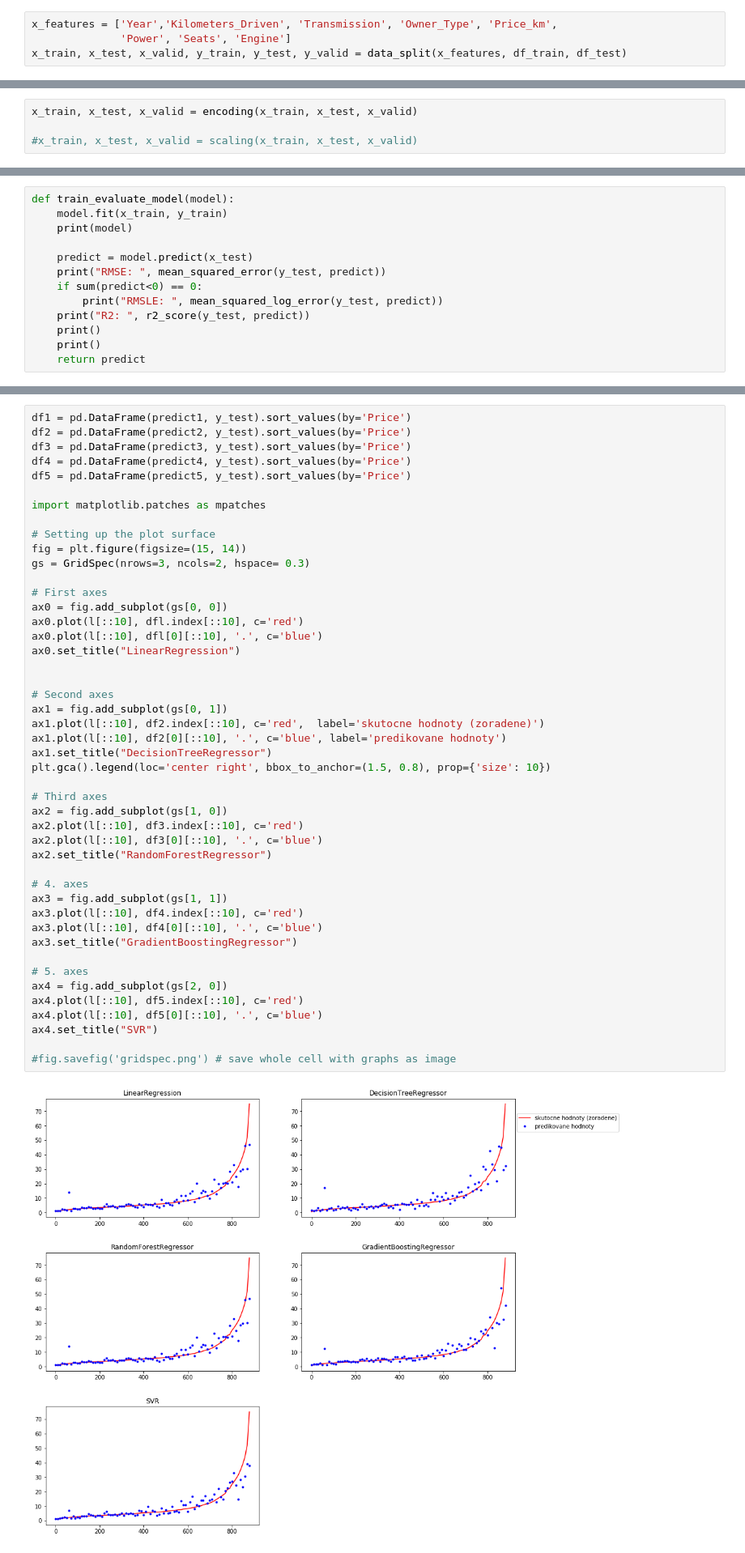
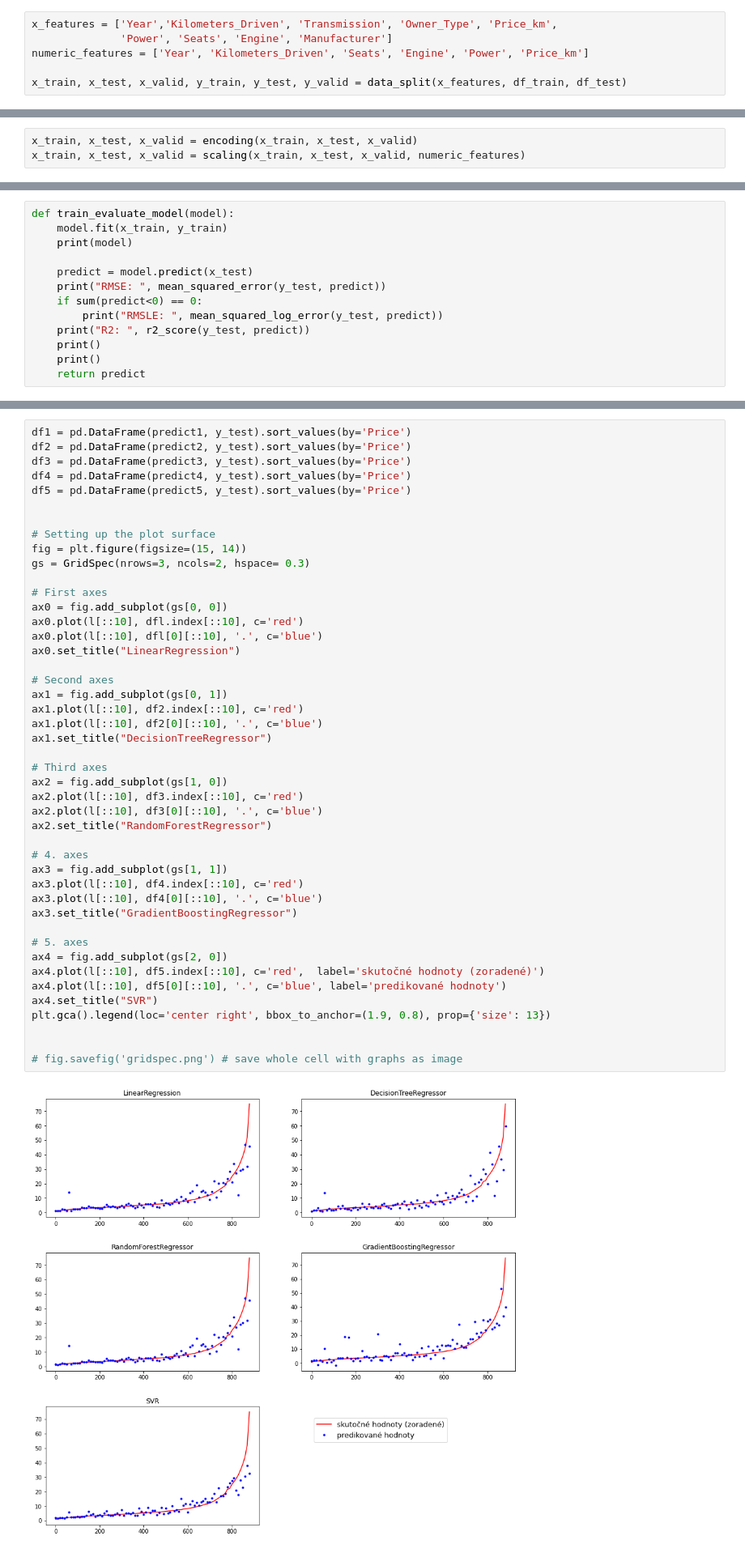
Before and after one commit to simon3358/oznal_2020, a Jupyter notebook: experimenty.ipynb, the cells around one changed output, grey strips where cells are left out. Shown at 81% size. Drawn from its saved outputs; the diff is of its cells as text.

```diff
--- a/experimenty.ipynb
+++ b/experimenty.ipynb
@@ -86,7 +86,9 @@ def data_split(x_features, df_train, df_test):
 # y_test = scaler.transform(df_test['Price'])
 # %%
 x_features = ['Year','Kilometers_Driven', 'Transmission', 'Owner_Type', 'Price_km',
-              'Power', 'Seats', 'Engine']
+              'Power', 'Seats', 'Engine', 'Manufacturer']
+numeric_features = ['Year', 'Kilometers_Driven', 'Seats', 'Engine', 'Power', 'Price_km']
+
 x_train, x_test, x_valid, y_train, y_test, y_valid = data_split(x_features, df_train, df_test)
 # %% [output]
 Data rozdelene: train = 4140, test = 882, valid = 882
@@ -112,8 +130,7 @@ def scaling(x_train, x_test, x_valid):
     return x_train, x_test, x_valid
 # %%
 x_train, x_test, x_valid = encoding(x_train, x_test, x_valid)
-
-#x_train, x_test, x_valid = scaling(x_train, x_test, x_valid)
+x_train, x_test, x_valid = scaling(x_train, x_test, x_valid, numeric_features)
 # %% [markdown]
 ### Trenovanie a evaluacia modelov
 # %%
@@ -182,44 +190,43 @@ df3 = pd.DataFrame(predict3, y_test).sort_values(by='Price')
 df4 = pd.DataFrame(predict4, y_test).sort_values(by='Price')
 df5 = pd.DataFrame(predict5, y_test).sort_values(by='Price')
 
-import matplotlib.patches as mpatches
 
 # Setting up the plot surface
 fig = plt.figure(figsize=(15, 14))
 gs = GridSpec(nrows=3, ncols=2, hspace= 0.3)
 
 # First axes
 ax0 = fig.add_subplot(gs[0, 0])
 ax0.plot(l[::10], dfl.index[::10], c='red')
 ax0.plot(l[::10], dfl[0][::10], '.', c='blue')
 ax0.set_title("LinearRegression")
 
-
 # Second axes
 ax1 = fig.add_subplot(gs[0, 1])
-ax1.plot(l[::10], df2.index[::10], c='red',  label='skutocne hodnoty (zoradene)')
-ax1.plot(l[::10], df2[0][::10], '.', c='blue', label='predikovane hodnoty')
+ax1.plot(l[::10], df2.index[::10], c='red')
+ax1.plot(l[::10], df2[0][::10], '.', c='blue')
 ax1.set_title("DecisionTreeRegressor")
-plt.gca().legend(loc='center right', bbox_to_anchor=(1.5, 0.8), prop={'size': 10})
 
 # Third axes
 ax2 = fig.add_subplot(gs[1, 0])
 ax2.plot(l[::10], df3.index[::10], c='red')
 ax2.plot(l[::10], df3[0][::10], '.', c='blue')
 ax2.set_title("RandomForestRegressor")
 
 # 4. axes
 ax3 = fig.add_subplot(gs[1, 1])
 ax3.plot(l[::10], df4.index[::10], c='red')
 ax3.plot(l[::10], df4[0][::10], '.', c='blue')
 ax3.set_title("GradientBoostingRegressor")
 
 # 5. axes
 ax4 = fig.add_subplot(gs[2, 0])
-ax4.plot(l[::10], df5.index[::10], c='red')
-ax4.plot(l[::10], df5[0][::10], '.', c='blue')
+ax4.plot(l[::10], df5.index[::10], c='red',  label='skutočné hodnoty (zoradené)')
+ax4.plot(l[::10], df5[0][::10], '.', c='blue', label='predikované hodnoty')
 ax4.set_title("SVR")
+plt.gca().legend(loc='center right', bbox_to_anchor=(1.9, 0.8), prop={'size': 13})
 
-#fig.savefig('gridspec.png') # save whole cell with graphs as image
+
+# fig.savefig('gridspec.png') # save whole cell with graphs as image
 # %% [output]
-[figure, old version]
+[figure, new version]
```
Also changed, not shown: parts of 20 cells of this notebook.
